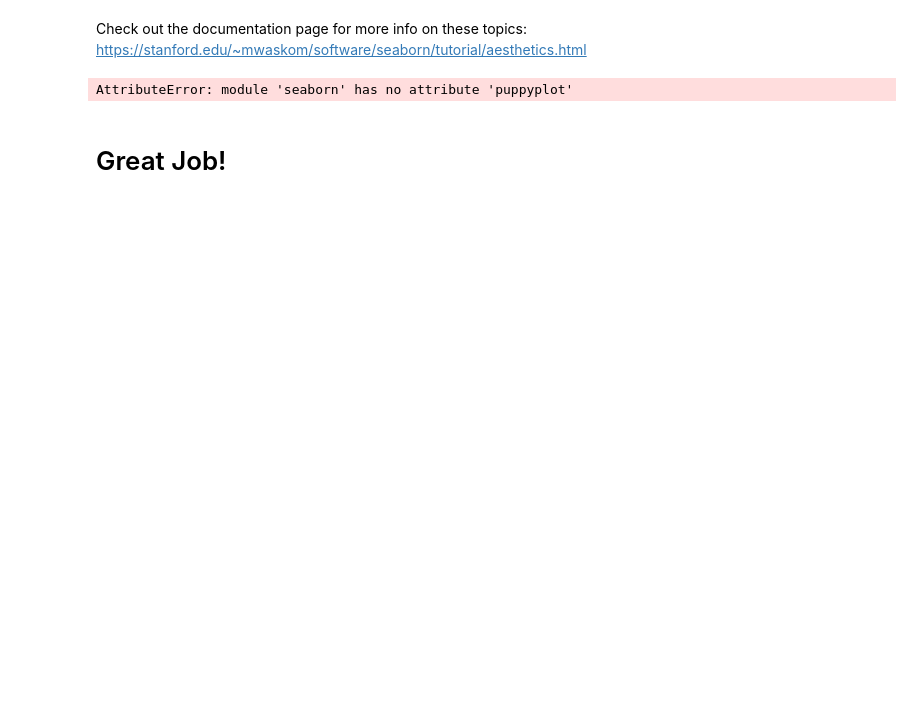
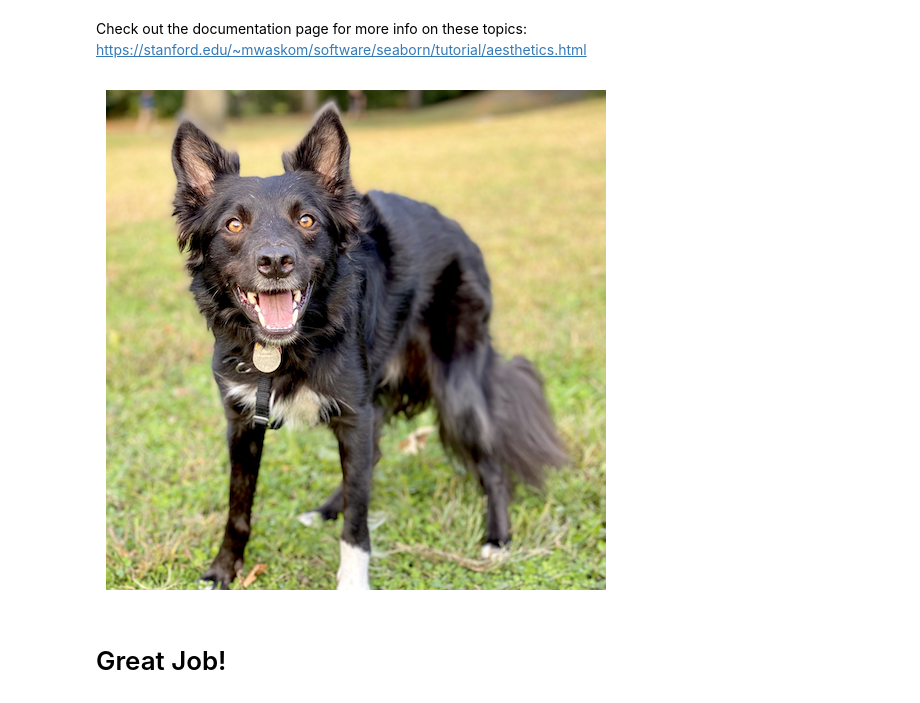
Before and after one commit to llu13701/WSP_PUBLIC, a Jupyter notebook: public_day2/python_day2.ipynb, the cells around one changed output. Drawn from its saved outputs; the diff is of its cells as text; code cells hidden in the pictures; blank space fills up the shorter version.

```diff
--- a/public_day2/python_day2.ipynb
+++ b/public_day2/python_day2.ipynb
@@ -992,8 +1128,8 @@ sns.countplot(x='sex',data=tips,palette='coolwarm')
 Check out the documentation page for more info on these topics:
 https://stanford.edu/~mwaskom/software/seaborn/tutorial/aesthetics.html
 # %%
-sns.puppyplot()
+sns.dogplot()
 # %% [output]
-AttributeError: module 'seaborn' has no attribute 'puppyplot'
+[figure, added]
 # %% [markdown]
 # Great Job!
```
Also changed, not shown: parts of 58 cells of this notebook, 3 other files.
